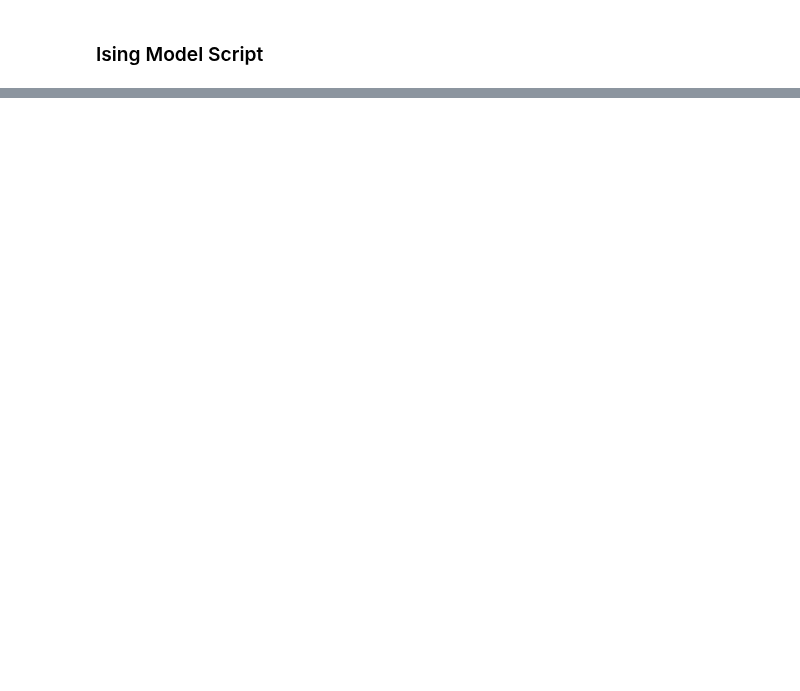
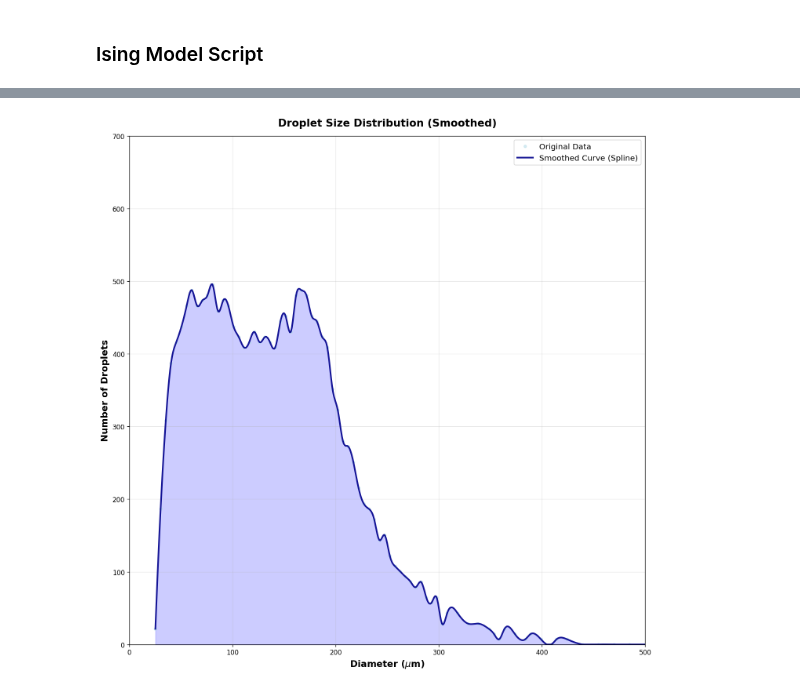
Before and after one commit to Matth3wc/Comp-Sim-Numerical-Methods, a Jupyter notebook: IsingModel/MainScript.ipynb, the cells around one changed output, grey strips where cells are left out. Saved outputs shown, nothing was run; the diff lists cells and outputs as text; code cells hidden in the pictures; blank space fills up the shorter version.

```diff
--- a/IsingModel/MainScript.ipynb
+++ b/IsingModel/MainScript.ipynb
@@ -1764,2 +1795,57 @@ print(f"Curve maximum: {np.nanmax(y_rescaled):.1f} (target: {target_max:.1f})")
 Y-axis range: [0, 700]
 Curve maximum: 495.0 (target: 495.0)
+# %%
+import numpy as np
+import matplotlib.pyplot as plt
+from scipy.interpolate import make_interp_spline, UnivariateSpline
+from scipy.optimize import curve_fit
+
+# ============================================================================
+# METHOD 1: Spline Interpolation (Smooth Curve Through Points)
+# ============================================================================
+
+
+
+fig, ax = plt.subplots(figsize=(12, 12), dpi=120)
+
+# Create valid_mask - remove NaN and Inf values
+valid_mask = np.isfinite(x_rescaled) & np.isfinite(y_rescaled)
+
+
+x_valid = x_rescaled[valid_mask]
+y_valid = y_rescaled[valid_mask]
+
+# Create smooth spline
+# Higher k = smoother curve
+spline = make_interp_spline(x_valid, y_valid, k=3)  # Cubic spline
+
+# Generate smooth curve with more points
+x_smooth = np.linspace(x_valid.min(), x_valid.max(), 500)
+y_smooth = spline(x_smooth)
+
+# Ensure no negative values
+y_smooth = np.maximum(y_smooth, 0)
+
+# Plot original data
+ax.plot(x_rescaled, y_rescaled, 'o', color='lightblue',
+        markersize=4, alpha=0.5, label='Original Data')
+
+# Plot smooth fit
+ax.plot(x_smooth, y_smooth, '-', linewidth=2.5, color='darkblue',
+        alpha=0.9, label='Smoothed Curve (Spline)')
+ax.fill_between(x_smooth, 0, y_smooth, alpha=0.2, color='blue')
+
+# Labels
+ax.set_title('Droplet Size Distribution (Smoothed)', fontsize=16, fontweight='bold', pad=15)
+ax.set_xlabel('Diameter ($\\mu$m)', fontsize=14, fontweight='bold')
+ax.set_ylabel('Number of Droplets', fontsize=14, fontweight='bold')
+ax.set_xlim(0, 500)
+ax.set_ylim(0, 700)
+ax.grid(True, alpha=0.3)
+ax.legend(fontsize=12, loc='upper right')
+
+plt.tight_layout()
+plt.savefig('droplet_distribution_smoothed.pdf', dpi=300, bbox_inches='tight')
+plt.show()
+# %% [output]
+[figure, added]
```
Also changed, not shown: parts of 11 cells of this notebook, 19 other files.
